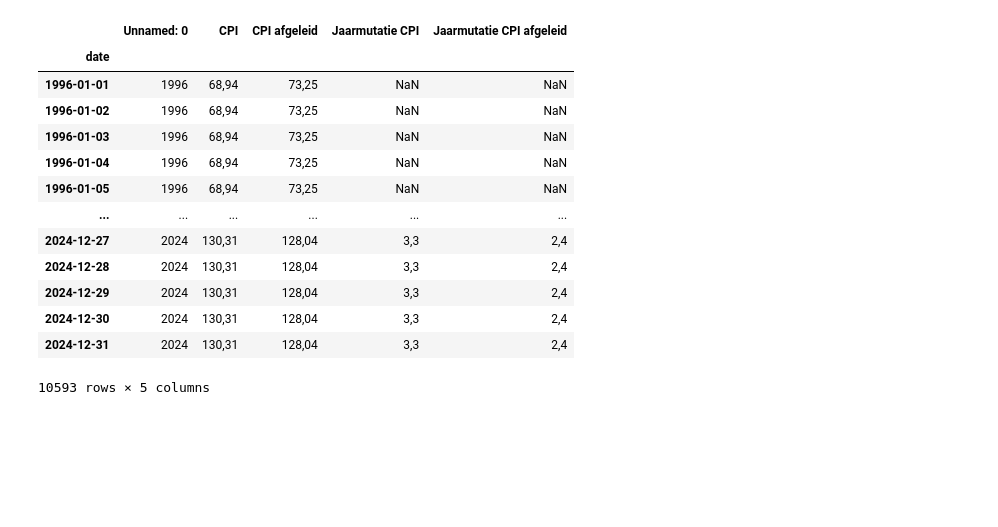
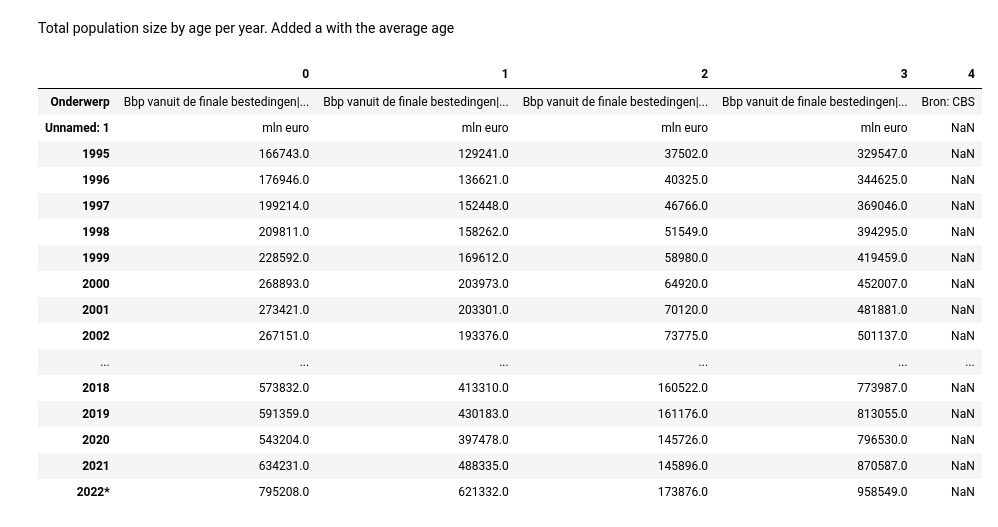
Before and after one commit to rzff/MsCThesisRubenCuriel2024, a Jupyter notebook: Code/EDA.ipynb, the cells around one changed output. Saved outputs shown, nothing was run; the diff lists cells and outputs as text; code cells hidden in the pictures; blank space fills up the shorter version.

```diff
--- a/Code/EDA.ipynb
+++ b/Code/EDA.ipynb
@@ -189,0 +277,2 @@ def expand_year_month_to_daily(df, year_month_col=None, use_index=False):
+# %% [markdown]
+Total population size by age per year. Added a with the average age
@@ -190,28 +295,26 @@ def expand_year_month_to_daily(df, year_month_col=None, use_index=False):
 # %%
-LaborParticipation = pd.read_csv('/Users/ruben/Documents/GitHub/MsCThesisRubenCuriel2024/Data/CBS/Arbeidsdeelname__kerncijfers_seizoengecorrigeerd_21022025_095354.csv',
-sep=';', header=3)
-LaborParticipation = LaborParticipation.drop([0])
-LaborParticipation.head(5)
-LaborParticipation_daily = expand_quarter_to_daily(LaborParticipation, 'Unnamed: 0')
-LaborParticipation_daily.set_index('date',inplace=True)
+Gdp = pd.read_csv('/Users/ruben/Documents/GitHub/MsCThesisRubenCuriel2024/Data/CBS/Opbouw_binnenlands_product__bbp___nationale_rekeningen__1995_2022_28022025_221707.csv',sep=';', header=3).T
+
+# Gdp_daily = expand_year_to_daily(Gdp,use_index=True )
+Gdp.rename(columns={'Onderwerp':'Date'}, inplace=True)
+# Gdp_daily
+
+Gdp
+# %% [output]
+|  | 0 | 1 | 2 | 3 | 4 |
+| Onderwerp | Bbp vanuit de finale bestedingen|... | Bbp vanuit de finale bestedingen|... | Bbp vanuit de finale bestedingen|... | Bbp vanuit de finale bestedingen|... | Bron: CBS |
+| Unnamed: 1 | mln euro | mln euro | mln euro | mln euro | NaN |
+| 1995 | 166743.0 | 129241.0 | 37502.0 | 329547.0 | NaN |
+| 1996 | 176946.0 | 136621.0 | 40325.0 | 344625.0 | NaN |
+| 1997 | 199214.0 | 152448.0 | 46766.0 | 369046.0 | NaN |
+| 1998 | 209811.0 | 158262.0 | 51549.0 | 394295.0 | NaN |
+| 1999 | 228592.0 | 169612.0 | 58980.0 | 419459.0 | NaN |
+| 2000 | 268893.0 | 203973.0 | 64920.0 | 452007.0 | NaN |
+| 2001 | 273421.0 | 203301.0 | 70120.0 | 481881.0 | NaN |
+| 2002 | 267151.0 | 193376.0 | 73775.0 | 501137.0 | NaN |
+| ... | ... | ... | ... | ... | ... |
+| 2018 | 573832.0 | 413310.0 | 160522.0 | 773987.0 | NaN |
+| 2019 | 591359.0 | 430183.0 | 161176.0 | 813055.0 | NaN |
+| 2020 | 543204.0 | 397478.0 | 145726.0 | 796530.0 | NaN |
+| 2021 | 634231.0 | 488335.0 | 145896.0 | 870587.0 | NaN |
+| 2022* | 795208.0 | 621332.0 | 173876.0 | 958549.0 | NaN |
-# %%
-ConsumerPriceIndex = pd.read_csv('/Users/ruben/Documents/GitHub/MsCThesisRubenCuriel2024/Data/CBS/Consumentenprijzen__prijsindex_2015_100_21022025_095130.csv',sep=';', header=3)
-ConsumerPriceIndex.drop([0])
-ConsumerPriceIndex.head(5)
-ConsumerPriceIndex_daily = expand_year_to_daily(ConsumerPriceIndex, 'Unnamed: 0')
-ConsumerPriceIndex_daily.set_index('date')
-# %% [output]
-|  | Unnamed: 0 | CPI | CPI afgeleid | Jaarmutatie CPI | Jaarmutatie CPI afgeleid |
-| date |  |  |  |  |  |
-| 1996-01-01 | 1996 | 68,94 | 73,25 | NaN | NaN |
-| 1996-01-02 | 1996 | 68,94 | 73,25 | NaN | NaN |
-| 1996-01-03 | 1996 | 68,94 | 73,25 | NaN | NaN |
-| 1996-01-04 | 1996 | 68,94 | 73,25 | NaN | NaN |
-| 1996-01-05 | 1996 | 68,94 | 73,25 | NaN | NaN |
-| ... | ... | ... | ... | ... | ... |
-| 2024-12-27 | 2024 | 130,31 | 128,04 | 3,3 | 2,4 |
-| 2024-12-28 | 2024 | 130,31 | 128,04 | 3,3 | 2,4 |
-| 2024-12-29 | 2024 | 130,31 | 128,04 | 3,3 | 2,4 |
-| 2024-12-30 | 2024 | 130,31 | 128,04 | 3,3 | 2,4 |
-| 2024-12-31 | 2024 | 130,31 | 128,04 | 3,3 | 2,4 |
-10593 rows × 5 columns
```
Also changed, not shown: parts of 17 cells of this notebook, 22 other files.
